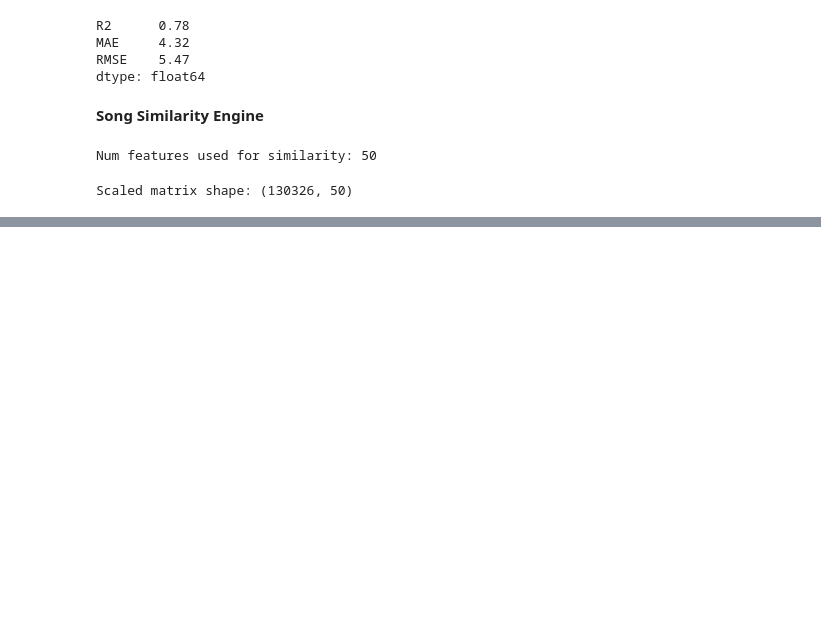
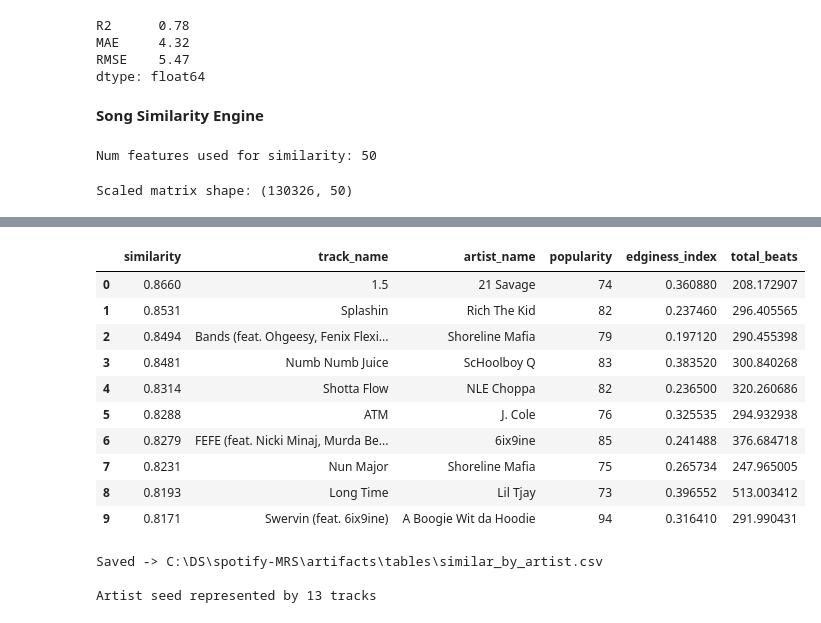
Before and after one commit to haydenchang/spotify-MRS, a Jupyter notebook: models/modeling.ipynb, the cells around one changed output, grey strips where cells are left out. Drawn from its saved outputs; the diff is of its cells as text; code cells hidden in the pictures; blank space fills up the shorter version.

```diff
--- a/models/modeling.ipynb
+++ b/models/modeling.ipynb
@@ -416,0 +485,30 @@ def get_track_vector(track_query, artist_query = None):
+# %%
+artist_query = "Kanye"
+
+artist_index, artist_vec = get_artist_vector(artist_query)
+if artist_vec is None:
+    print("No artist matched your query. Try a different artist.")
+else:
+    exclude = set(artist_index)
+    recs_artist, rec_index_artist = topN_similar(artist_vec, top_n = 10, exclude_indices = exclude)
+
+    display(recs_artist)
+    out_path = TAB_DIR / "similar_by_artist.csv"
+    recs_artist.to_csv(out_path, index = False)
+    print("Saved ->", out_path)
+    print(f"\nArtist seed represented by {len(artist_index)} tracks")
+# %% [output]
+|  | similarity | track_name | artist_name | popularity | edginess_index | total_beats |
+| 0 | 0.8660 | 1.5 | 21 Savage | 74 | 0.360880 | 208.172907 |
+| 1 | 0.8531 | Splashin | Rich The Kid | 82 | 0.237460 | 296.405565 |
+| 2 | 0.8494 | Bands (feat. Ohgeesy, Fenix Flexi... | Shoreline Mafia | 79 | 0.197120 | 290.455398 |
+| 3 | 0.8481 | Numb Numb Juice | ScHoolboy Q | 83 | 0.383520 | 300.840268 |
+| 4 | 0.8314 | Shotta Flow | NLE Choppa | 82 | 0.236500 | 320.260686 |
+| 5 | 0.8288 | ATM | J. Cole | 76 | 0.325535 | 294.932938 |
+| 6 | 0.8279 | FEFE (feat. Nicki Minaj, Murda Be... | 6ix9ine | 85 | 0.241488 | 376.684718 |
+| 7 | 0.8231 | Nun Major | Shoreline Mafia | 75 | 0.265734 | 247.965005 |
+| 8 | 0.8193 | Long Time | Lil Tjay | 73 | 0.396552 | 513.003412 |
+| 9 | 0.8171 | Swervin (feat. 6ix9ine) | A Boogie Wit da Hoodie | 94 | 0.316410 | 291.990431 |
+Saved -> C:\DS\spotify-MRS\artifacts\tables\similar_by_artist.csv
+
+Artist seed represented by 13 tracks
```
Also changed, not shown: parts of 7 cells of this notebook, 4 other files.
